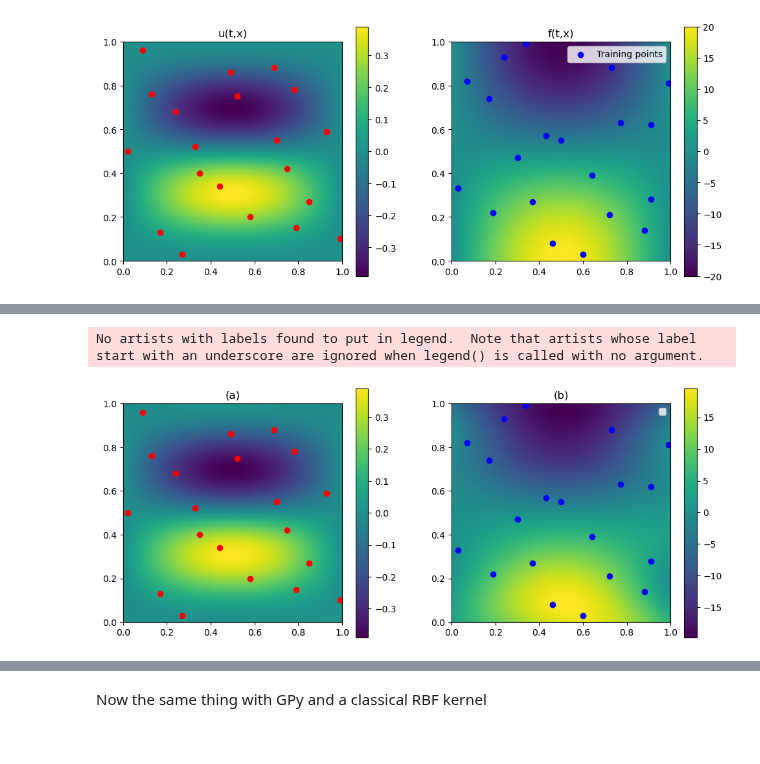
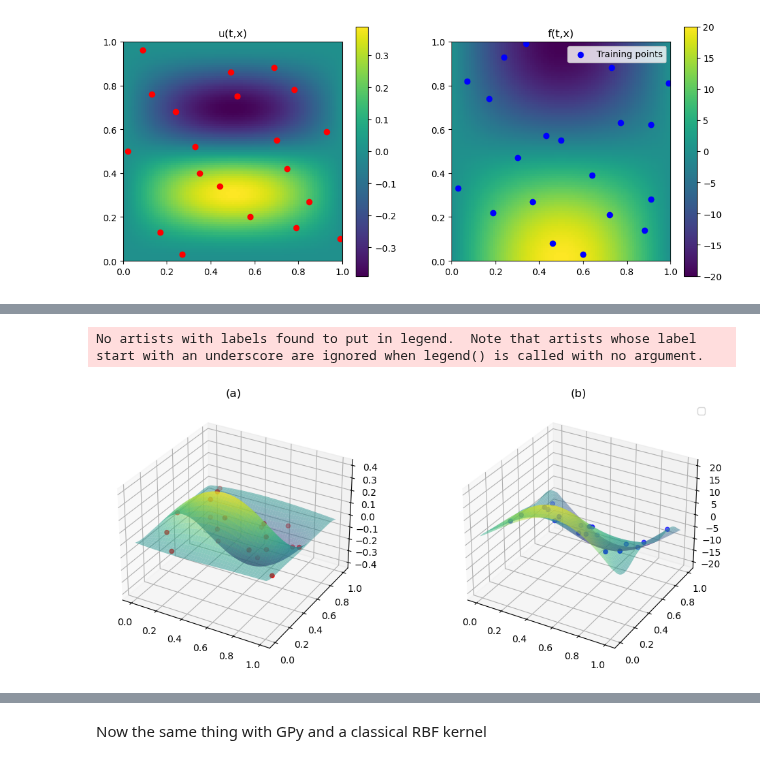
Before and after one commit to TobiLeitgeb/Code_bac, a Jupyter notebook: final_examples/wave_equation/wave_equation.ipynb, the cells around one changed output, grey strips where cells are left out. Cells and saved outputs as stored; diff of their text form; code cells hidden in the pictures.

```diff
--- a/final_examples/wave_equation/wave_equation.ipynb
+++ b/final_examples/wave_equation/wave_equation.ipynb
@@ -6,7 +6,7 @@ from main_class import PhysicsInformedGP_regressor
 from kernels.kernel_wave_eq import gram_Matrix_jax,k_ff_jax, k_fu_jax, k_uf_jax, k_uu
 import numpy as np
 # %%
-kernel_list = [gram_Matrix, k_uu, k_uf, k_fu, k_ff]
+kernel_list = [gram_Matrix_jax, k_uu, k_uf_jax, k_fu_jax, k_ff_jax]
 hyperparameters = ["l_x", "sigma_f","l_t", "c"]
 model_wave_equation = PhysicsInformedGP_regressor(kernel_list,timedependence=True, params=hyperparameters)
 model_wave_equation.set_name_kernel("Wave_equation")
@@ -31,7 +31,7 @@ def get_initial_values():
     theta_initial[2] = np.exp(rng.uniform(-1.3, 0.3, 1))  #lt
     theta_initial[3] = rng.uniform(1, 4, 1)               #c
     return theta_initial
-n_restarts = 500
+n_restarts = 200
 n_threads = 8
 opt_params_dict = {'theta_initial': get_initial_values,   #needed for all optimization methods
                     'bounds': ((1e-2, None), (1e-5, None), (1e-3, None),(1e-2, None)), #needed for TNC and L-BFGS-B
@@ -65,8 +61,8 @@ Traced<ShapedArray(float32[2])>with<BatchTrace(level=2/0)> with
 # %%
-model_wave_equation.plot_prediction(X_star, "Predictive mean $\\overline{ f_*}$", "predictive_mean.png",heat_map=True)
+model_wave_equation.plot_prediction(X_star, "Predictive mean $\\overline{ f_*}$", "predictive_mean.png",heat_map=False)
 # %% [output]
 No artists with labels found to put in legend.  Note that artists whose label start with an underscore are ignored when legend() is called with no argument.
-[figure, old version]
+[figure, new version]
 # %%
 model_wave_equation.error()
 print(model_wave_equation)
```
Also changed, not shown: parts of 5 cells of this notebook, 8 other files.
